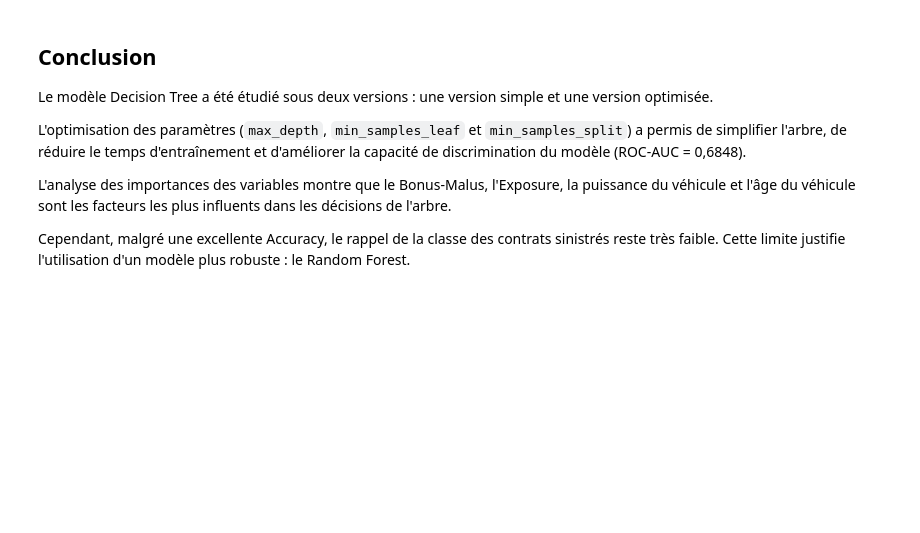
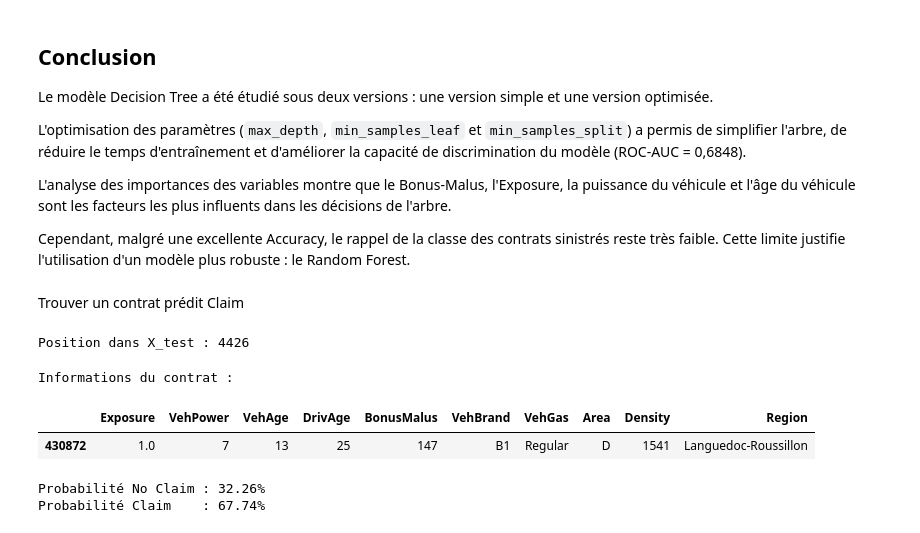
Before and after one commit to anasbenslimane/assurance_risque, a Jupyter notebook: notebooks/04_decision_tree.ipynb, the cells around one changed output. Cells and saved outputs as stored; diff of their text form; code cells hidden in the pictures; blank space fills up the shorter version.

```diff
--- a/notebooks/04_decision_tree.ipynb
+++ b/notebooks/04_decision_tree.ipynb
@@ -330,3 +330,29 @@ L'optimisation des paramètres (`max_depth`, `min_samples_leaf` et `min_samples_
 L'analyse des importances des variables montre que le Bonus-Malus, l'Exposure, la puissance du véhicule et l'âge du véhicule sont les facteurs les plus influents dans les décisions de l'arbre.
 
 Cependant, malgré une excellente Accuracy, le rappel de la classe des contrats sinistrés reste très faible. Cette limite justifie l'utilisation d'un modèle plus robuste : le Random Forest.
+# %% [markdown]
+Trouver un contrat prédit Claim
+# %%
+# Trouver le premier contrat prédit comme Claim (1)
+claim_index = np.where(y_pred_tree_opt == 1)[0][0]
+
+print("Position dans X_test :", claim_index)
+# %% [output]
+Position dans X_test : 4426
+# %%
+client = X_test.iloc[claim_index]
+
+print("Informations du contrat :")
+display(client.to_frame().T)
+# %% [output]
+Informations du contrat :
+|  | Exposure | VehPower | VehAge | DrivAge | BonusMalus | VehBrand | VehGas | Area | Density | Region |
+| 430872 | 1.0 | 7 | 13 | 25 | 147 | B1 | Regular | D | 1541 | Languedoc-Roussillon |
+# %%
+proba = tree_pipeline_optimized.predict_proba(X_test.iloc[[claim_index]])[0]
+
+print(f"Probabilité No Claim : {proba[0]:.2%}")
+print(f"Probabilité Claim    : {proba[1]:.2%}")
+# %% [output]
+Probabilité No Claim : 32.26%
+Probabilité Claim    : 67.74%
```
Also changed, not shown: parts of 2 cells of this notebook, 3 other files.
